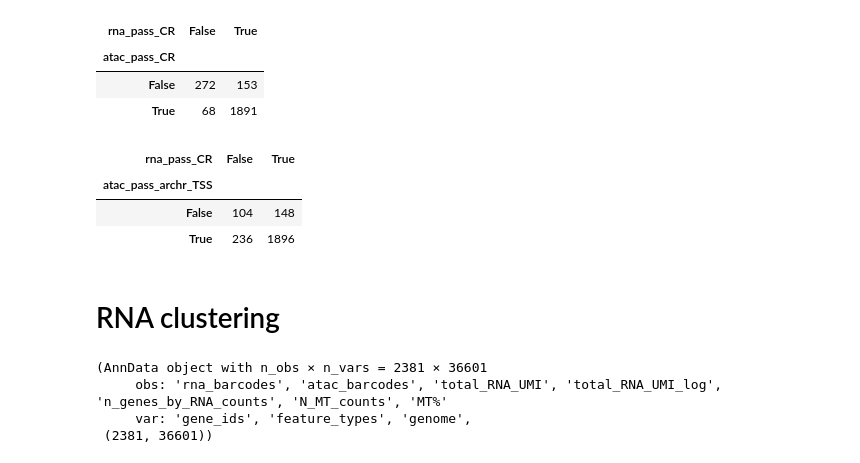
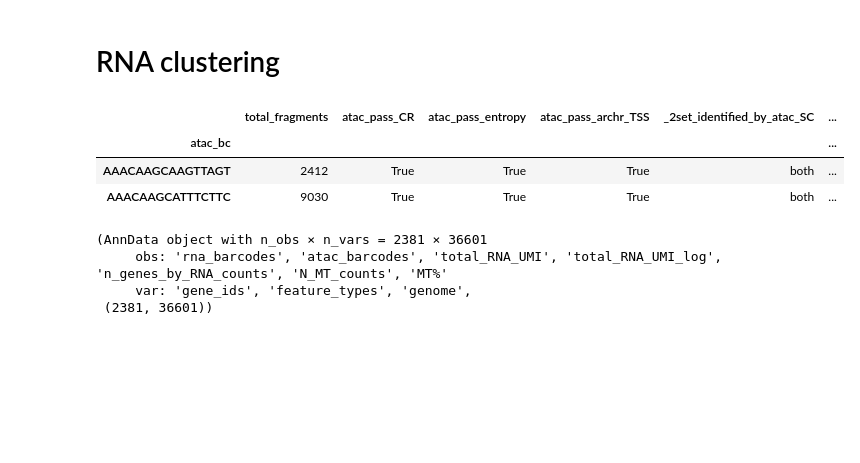
Before and after one commit to streetslab/SADE, a Jupyter notebook: EDA/F3_p2_pbmc_unionset_rna_clustering.ipynb, the cells around one changed output. Drawn from its saved outputs; the diff is of its cells as text; code cells hidden in the pictures; blank space fills up the shorter version.

```diff
--- a/EDA/benchmark_pbmc_union_3sets_p2.ipynb
+++ b/EDA/F3_p2_pbmc_unionset_rna_clustering.ipynb
@@ -139,14 +16,0 @@ total_frag_per_bc.groupby([ 'atac_pass_entropy', 'rna_pass_CR']).size().fillna(0
-# %%
-total_frag_per_bc.groupby([ 'atac_pass_CR', 'rna_pass_CR']).size().fillna(0).unstack()
-# %% [output]
-| rna_pass_CR | False | True |
-| atac_pass_CR |  |  |
-| False | 272 | 153 |
-| True | 68 | 1891 |
-# %%
-total_frag_per_bc.groupby([ 'atac_pass_archr_TSS', 'rna_pass_CR']).size().fillna(0).unstack()
-# %% [output]
-| rna_pass_CR | False | True |
-| atac_pass_archr_TSS |  |  |
-| False | 104 | 148 |
-| True | 236 | 1896 |
@@ -160,3 +17,15 @@ total_frag_per_bc.to_csv(Union_cell_info_file, sep='\t')
 # %% [markdown]
 # RNA clustering
+# %%
+entropy_dir = '/mnt/hdd_bob/syy/adipose/atac/res/VIB_10xmultiome_2_WS3000F'
+Union_cell_subdir = os.path.join(entropy_dir, '_cell_calling_comparison')
+
+union_bc_file = os.path.join(Union_cell_subdir, 'Union_cell_3set.tsv')
+union_bc_df = pd.read_csv(union_bc_file,  sep='\t', index_col=0)
+union_bc_df.head(2)
+# %% [output]
+|  | total_fragments | atac_pass_CR | atac_pass_entropy | atac_pass_archr_TSS | _2set_identified_by_atac_SC | ... |
+| atac_bc |  |  |  |  |  | ... |
+| AAACAAGCAAGTTAGT | 2412 | True | True | True | both | ... |
+| AAACAAGCATTTCTTC | 9030 | True | True | True | both | ... |
 # %%
```
Also changed, not shown: parts of 25 cells of this notebook, 14 other files.
